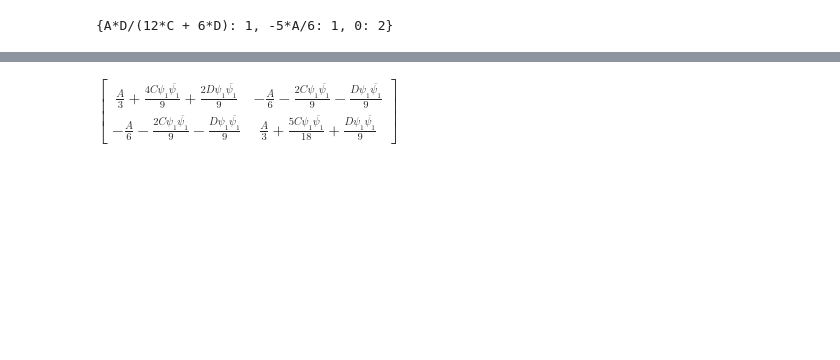
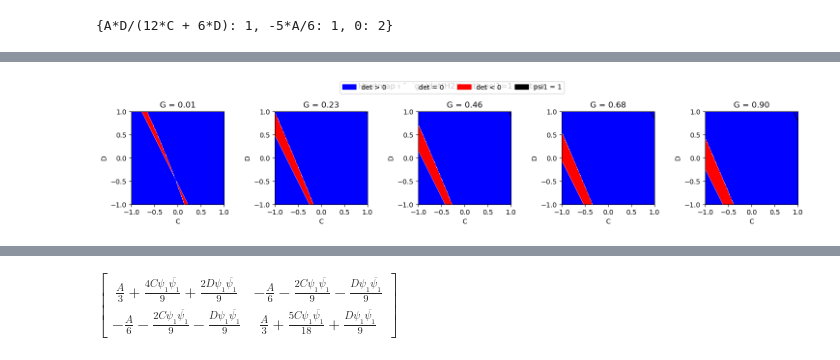
Before and after one commit to Abdullah026-debug/smectics-bulk-analysis, a Jupyter notebook: Algebra_simplifier.ipynb, the cells around one changed output, grey strips where cells are left out. Drawn from its saved outputs; the diff is of its cells as text; code cells hidden in the pictures; blank space fills up the shorter version.

```diff
--- a/Algebra_simplifier.ipynb
+++ b/Algebra_simplifier.ipynb
@@ -277,0 +435,64 @@ H_int.subs({psi1:-1*r,sp.conjugate(psi1):r}).eigenvals()
+# %%
+# Define symbols
+A, C, D, G = sp.symbols('A C D G', real=True)
+
+# Define psi1 symbolic expression
+psi1_sym = 9/(4*G) * (-(2*C + D) + sp.sqrt((2*C + D)**2 - (8/3)*A*G))
+
+# Define H2 symbolic determinant from Hessian (assuming H_int6 is defined)
+# Replace H_int6 with your actual Hessian matrix variable
+# H2_sym = sp.simplify(H_int6.det().subs({psi1: psi1_sym, psi1c: psi1_sym}))
+# For demonstration, we use psi1_sym - 1 to create a placeholder H2_sym
+
+# Lambdify expressions for numeric evaluation
+psi1_func = sp.lambdify((A, C, D, G), psi1_sym, 'numpy')
+
+
+# Grid settings
+A_val = -1
+G_values = np.linspace(0.01, 0.9, 5)
+C_vals = np.linspace(-1, 1, 300)
+D_vals = np.linspace(-1, 1, 300)
+C_grid, D_grid = np.meshgrid(C_vals, D_vals)
+
+# Colormap and classification
+cmap = plt.matplotlib.colors.ListedColormap(['red', 'white', 'blue'])
+bounds = [-1.5, -0.5, 0.5, 1.5]
+norm = plt.matplotlib.colors.BoundaryNorm(bounds, cmap.N)
+
+# Plot heatmaps with contour for psi1 = 1
+fig, axes = plt.subplots(1, len(G_values), figsize=(15, 3))
+for ax, G_val in zip(axes, G_values):
+    # Evaluate determinant grid and psi1 grid
+    H2_grid = H2_func(A_val, C_grid, D_grid, G_val)
+    psi1_grid = psi1_func(A_val, C_grid, D_grid, G_val)
+
+    # Classify sign for H2
+    class_grid = np.zeros_like(H2_grid)
+    class_grid[H2_grid > 0] = 1
+    class_grid[H2_grid < 0] = -1
+
+    # Show heatmap
+    im = ax.imshow(class_grid, origin='lower',
+                   extent=(C_vals.min(), C_vals.max(), D_vals.min(), D_vals.max()),
+                   cmap=cmap, norm=norm, aspect='equal')
+
+    # Add contour where psi1 = 1
+    contour = ax.contour(C_grid, D_grid, psi1_grid, levels=[1.0], colors='black', linewidths=1)
+
+    ax.set_title(f'G = {G_val:.2f}')
+    ax.set_xlabel('C')
+    ax.set_ylabel('D')
+
+# Add color legend
+from matplotlib.patches import Patch
+legend_elements = [Patch(color='blue', label='det > 0'),
+                   Patch(color='white', label='det = 0'),
+                   Patch(color='red', label='det < 0'),
+                   Patch(color='black', label='psi1 = 1')]
+fig.legend(handles=legend_elements, loc='upper center', ncol=4)
+fig.suptitle('Heatmap of sign(det(H2)) with psi1=1 contour')
+plt.tight_layout(rect=[0, 0, 1, 0.95])
+plt.show()
+# %% [output]
+[figure, added]
```
Also changed, not shown: parts of 30 cells of this notebook.
